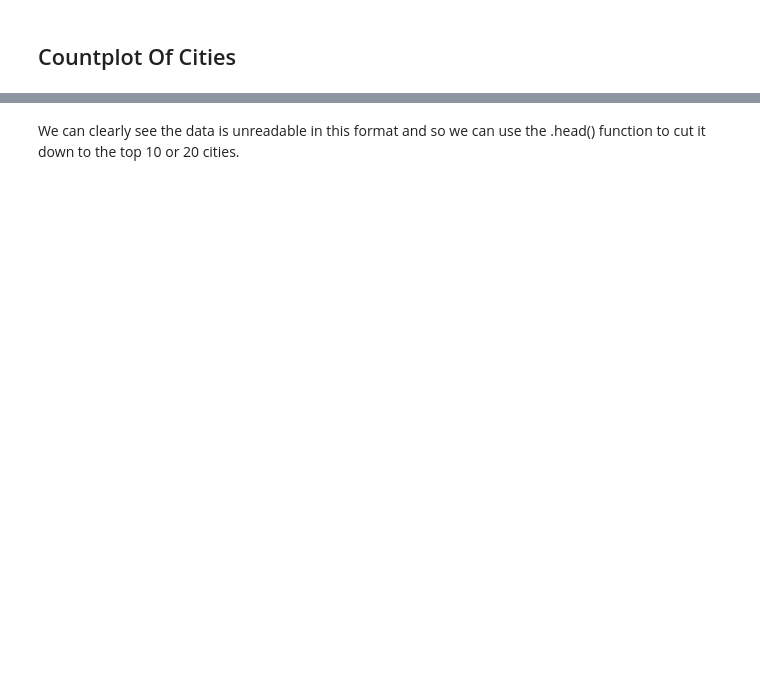
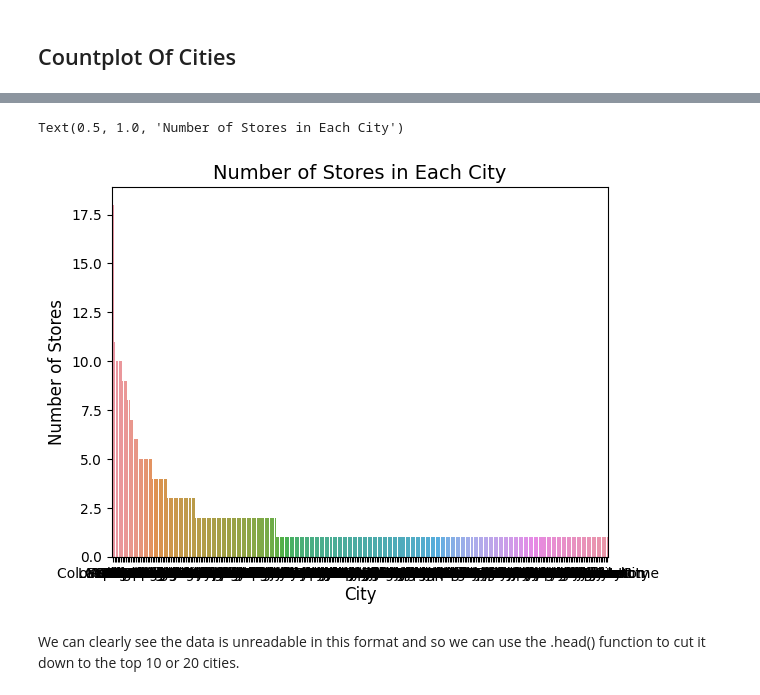
Before and after one commit to jake-trinder/dutch-bro-data-analysis, a Jupyter notebook: Dutch_Bros_Location_Heatmap.ipynb, the cells around one changed output, grey strips where cells are left out. Cells and saved outputs as stored; diff of their text form; code cells hidden in the pictures; blank space fills up the shorter version.

```diff
--- a/Dutch_Bros_Location_Heatmap.ipynb
+++ b/Dutch_Bros_Location_Heatmap.ipynb
@@ -256,2 +266,13 @@ Text(0.5, 1.0, 'Number of Stores in Each City')
+# %%
+# Here we can put the graph in descending order.
+
+sns.countplot(x=df2["City"],order = df2['City'].value_counts().index)
+
+plt.xlabel('City', fontsize=12)
+plt.ylabel('Number of Stores', fontsize=12)
+plt.title('Number of Stores in Each City', fontsize=14)
+# %% [output]
+Text(0.5, 1.0, 'Number of Stores in Each City')
+[figure, added]
 # %% [markdown]
 We can clearly see the data is unreadable in this format and so we can use the .head() function to cut it down to the top 10 or 20 cities.
```
Also changed, not shown: parts of 24 cells of this notebook.
